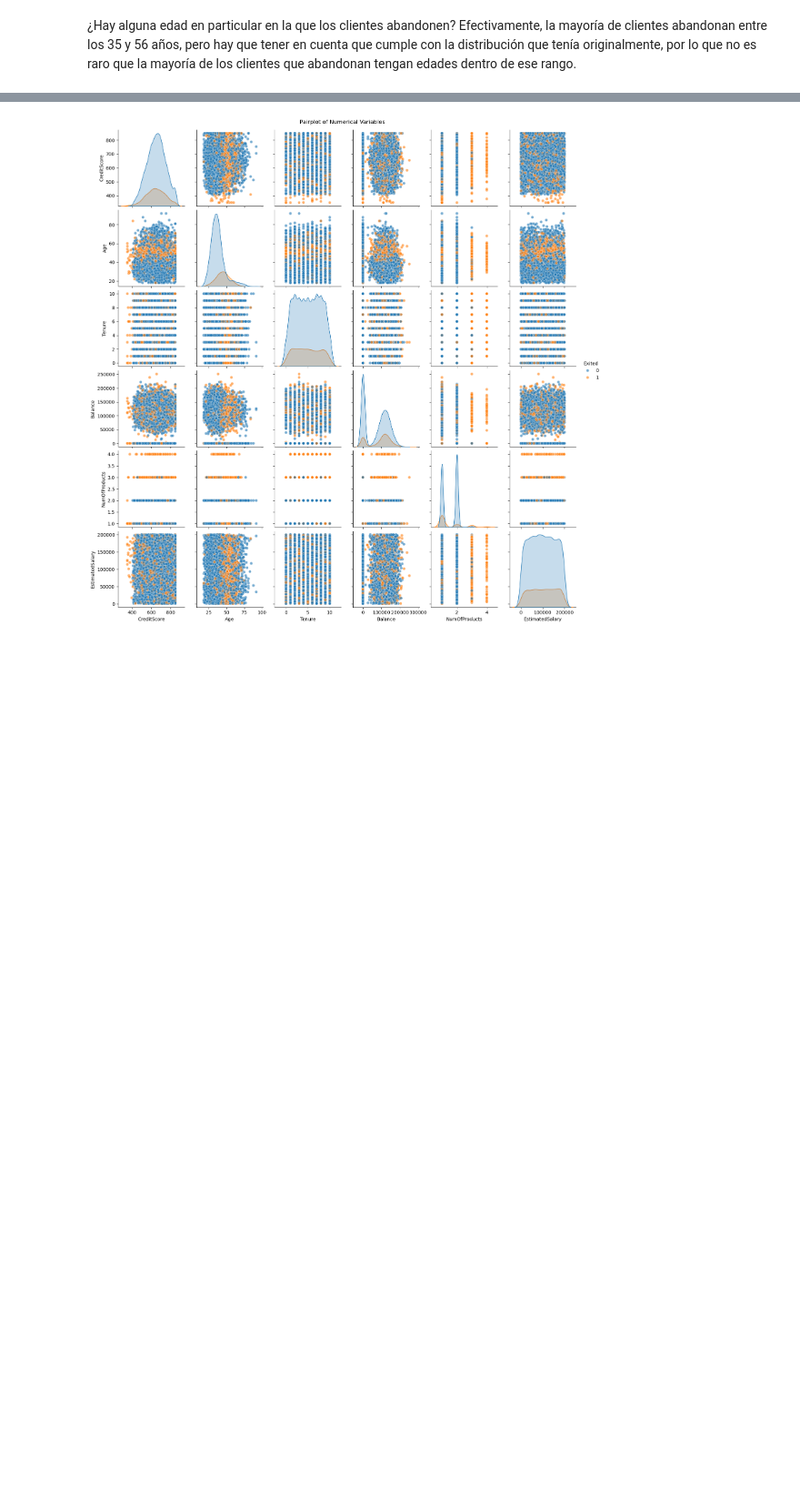
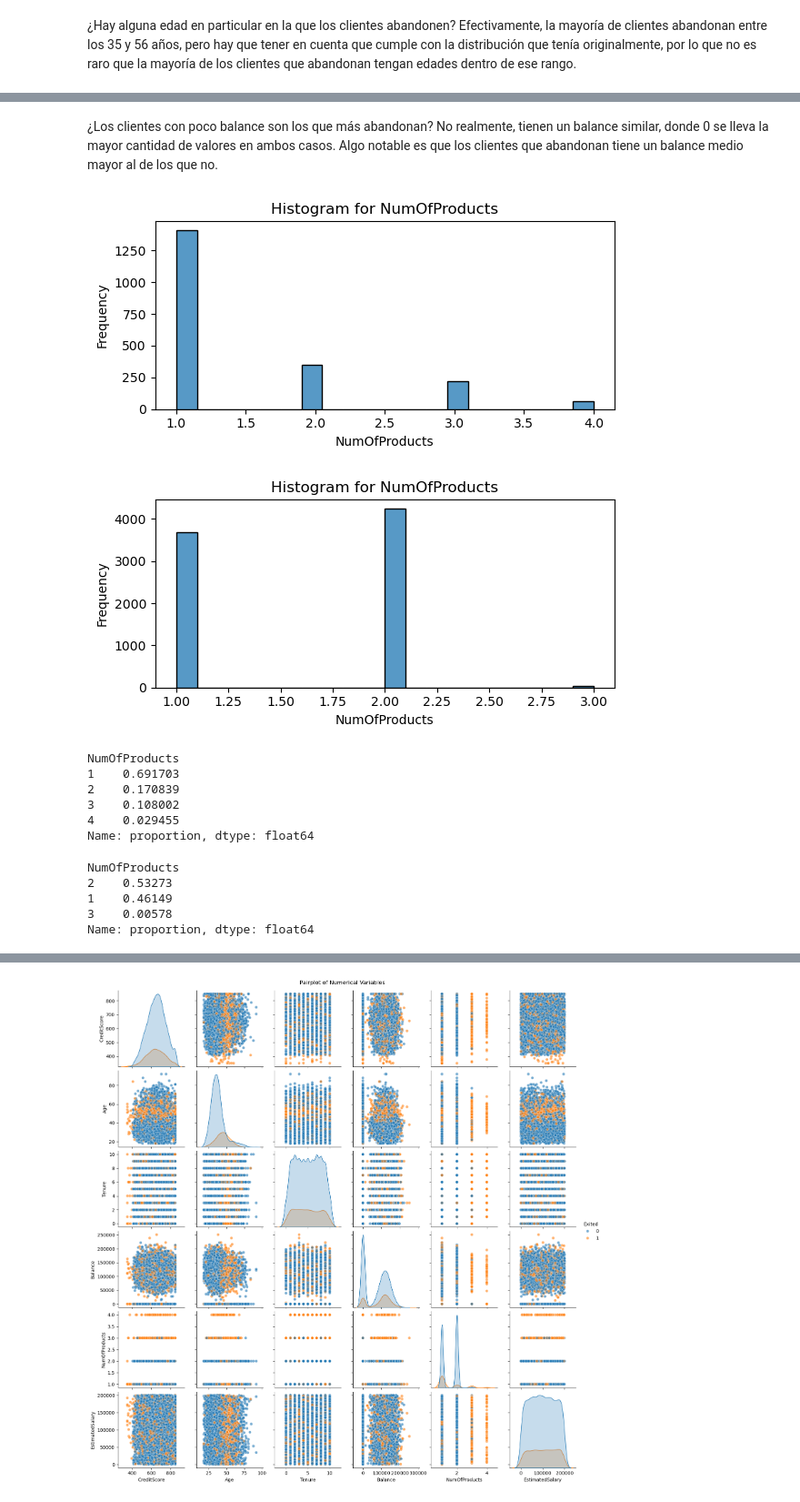
Before and after one commit to davexat/Customer_Churn_Predictor, a Jupyter notebook: notebooks/2.0_dsb_data_exploration.ipynb, the cells around one changed output, grey strips where cells are left out. Shown at 91% size. Cells and saved outputs as stored; diff of their text form; code cells hidden in the pictures; blank space fills up the shorter version.

```diff
--- a/notebooks/2.0_dsb_data_exploration.ipynb
+++ b/notebooks/2.0_dsb_data_exploration.ipynb
@@ -132,0 +197,25 @@ Preguntas planteadas anteriormente:
+# %% [markdown]
+¿Los clientes con poco balance son los que más abandonan? No realmente, tienen un balance similar, donde 0 se lleva la mayor cantidad de valores en ambos casos. Algo notable es que los clientes que abandonan tiene un balance medio mayor al de los que no.
+# %%
+plots.plot_histograms(df_exited, 'NumOfProducts', bins=20)
+plots.plot_histograms(df_not_ex, 'NumOfProducts', bins=20)
+# %% [output]
+[figure, added]
+[figure, added]
+# %%
+df_exited['NumOfProducts'].value_counts(normalize=True)
+# %% [output]
+NumOfProducts
+1    0.691703
+2    0.170839
+3    0.108002
+4    0.029455
+Name: proportion, dtype: float64
+# %%
+df_not_ex['NumOfProducts'].value_counts(normalize=True)
+# %% [output]
+NumOfProducts
+2    0.53273
+1    0.46149
+3    0.00578
+Name: proportion, dtype: float64
```
Also changed, not shown: parts of 28 cells of this notebook.
